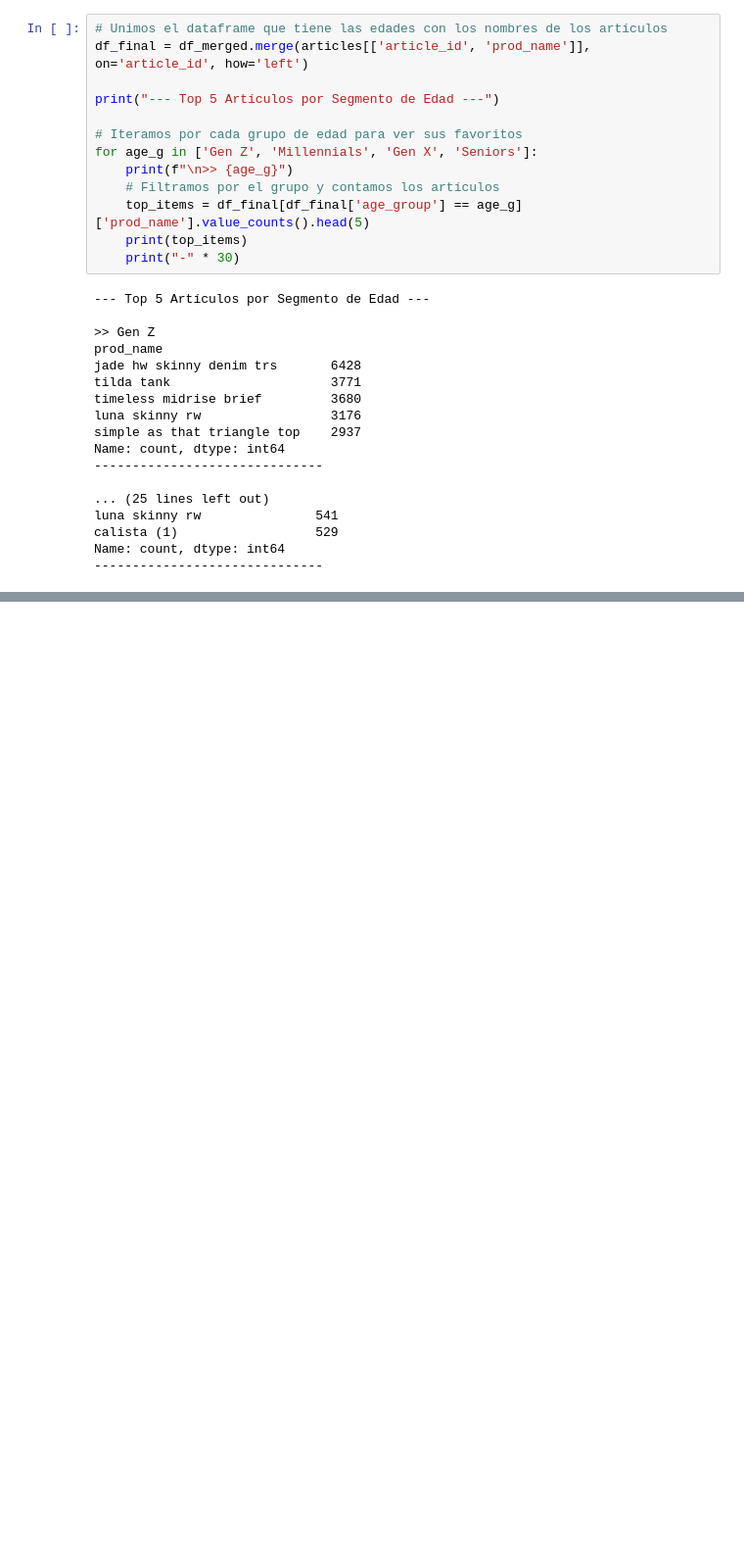
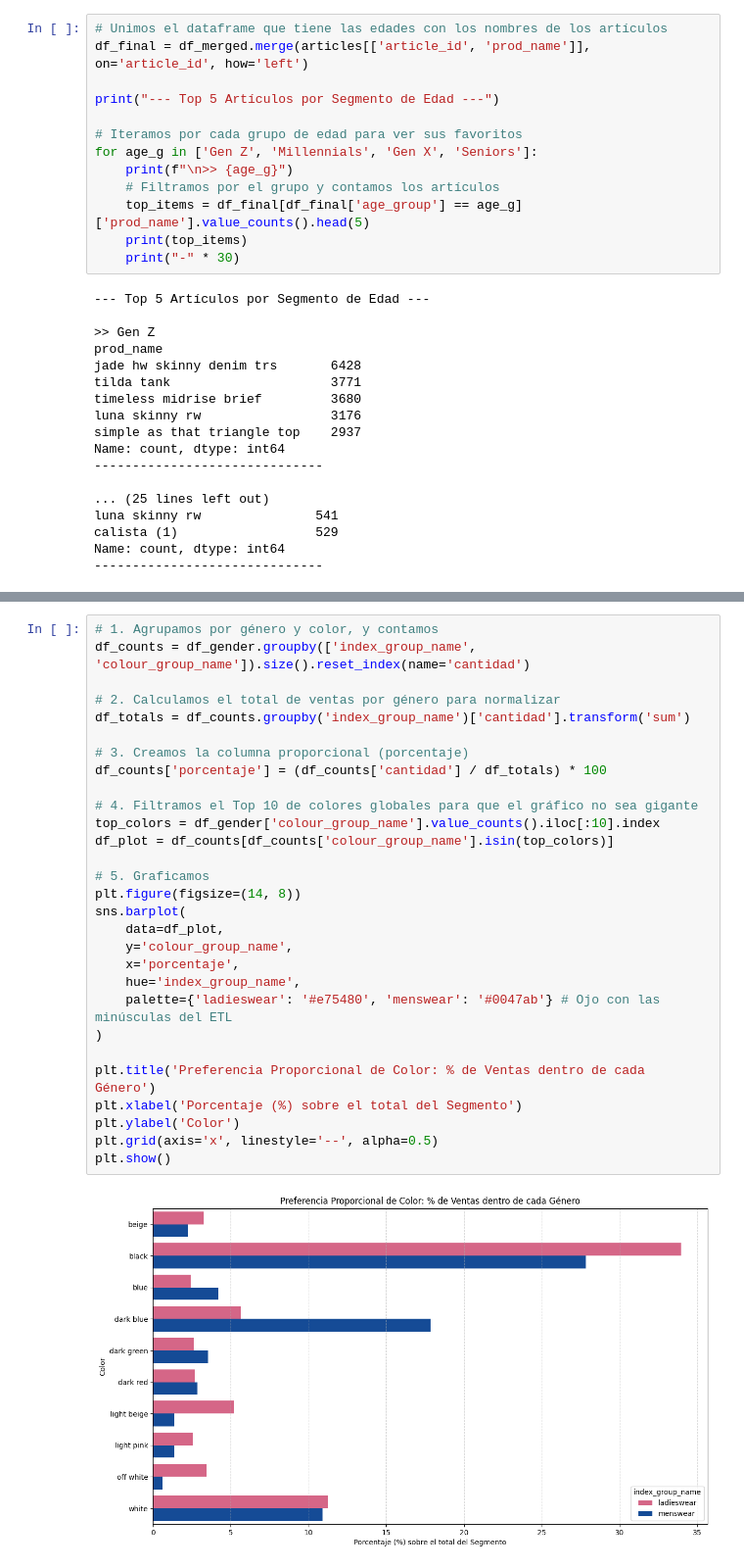
Before and after one commit to samucass07/PF_FashionDataInsights, a Jupyter notebook: notebooks/eda_profundo.ipynb, the cells around one changed output, grey strips where cells are left out. Shown at 98% size. Saved outputs shown, nothing was run; the diff lists cells and outputs as text; blank space fills up the shorter version.

```diff
--- a/notebooks/eda_profundo.ipynb
+++ b/notebooks/eda_profundo.ipynb
@@ -305,0 +359,31 @@ El cruce de productos más vendidos con los rangos etarios revela que una estrat
+# %%
+# 1. Agrupamos por género y color, y contamos
+df_counts = df_gender.groupby(['index_group_name', 'colour_group_name']).size().reset_index(name='cantidad')
+
+# 2. Calculamos el total de ventas por género para normalizar
+df_totals = df_counts.groupby('index_group_name')['cantidad'].transform('sum')
+
+# 3. Creamos la columna proporcional (porcentaje)
+df_counts['porcentaje'] = (df_counts['cantidad'] / df_totals) * 100
+
+# 4. Filtramos el Top 10 de colores globales para que el gráfico no sea gigante
+top_colors = df_gender['colour_group_name'].value_counts().iloc[:10].index
+df_plot = df_counts[df_counts['colour_group_name'].isin(top_colors)]
+
+# 5. Graficamos
+plt.figure(figsize=(14, 8))
+sns.barplot(
+    data=df_plot,
+    y='colour_group_name',
+    x='porcentaje',
+    hue='index_group_name',
+    palette={'ladieswear': '#e75480', 'menswear': '#0047ab'} # Ojo con las minúsculas del ETL
+)
+
+plt.title('Preferencia Proporcional de Color: % de Ventas dentro de cada Género')
+plt.xlabel('Porcentaje (%) sobre el total del Segmento')
+plt.ylabel('Color')
+plt.grid(axis='x', linestyle='--', alpha=0.5)
+plt.show()
+# %% [output]
+[figure, added]
```
Also changed, not shown: parts of 8 cells of this notebook.
